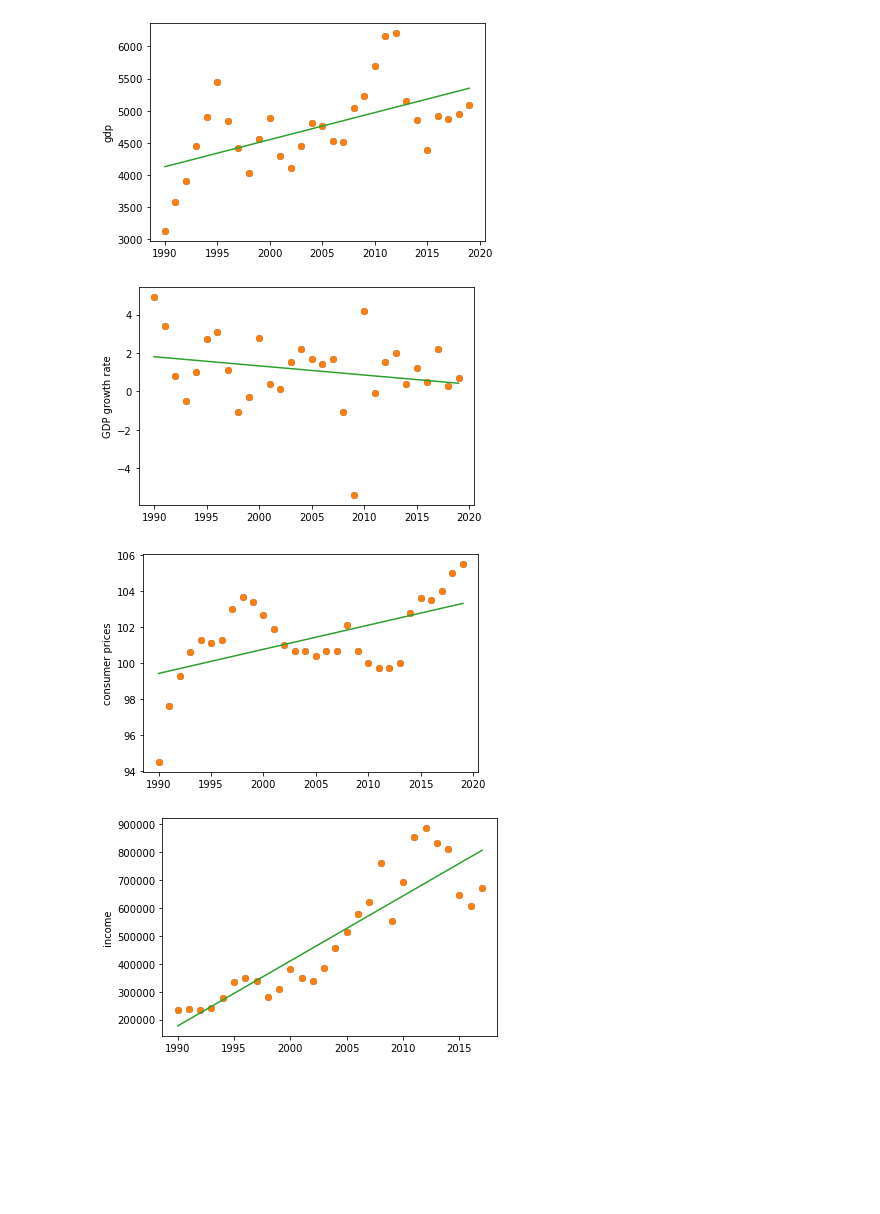
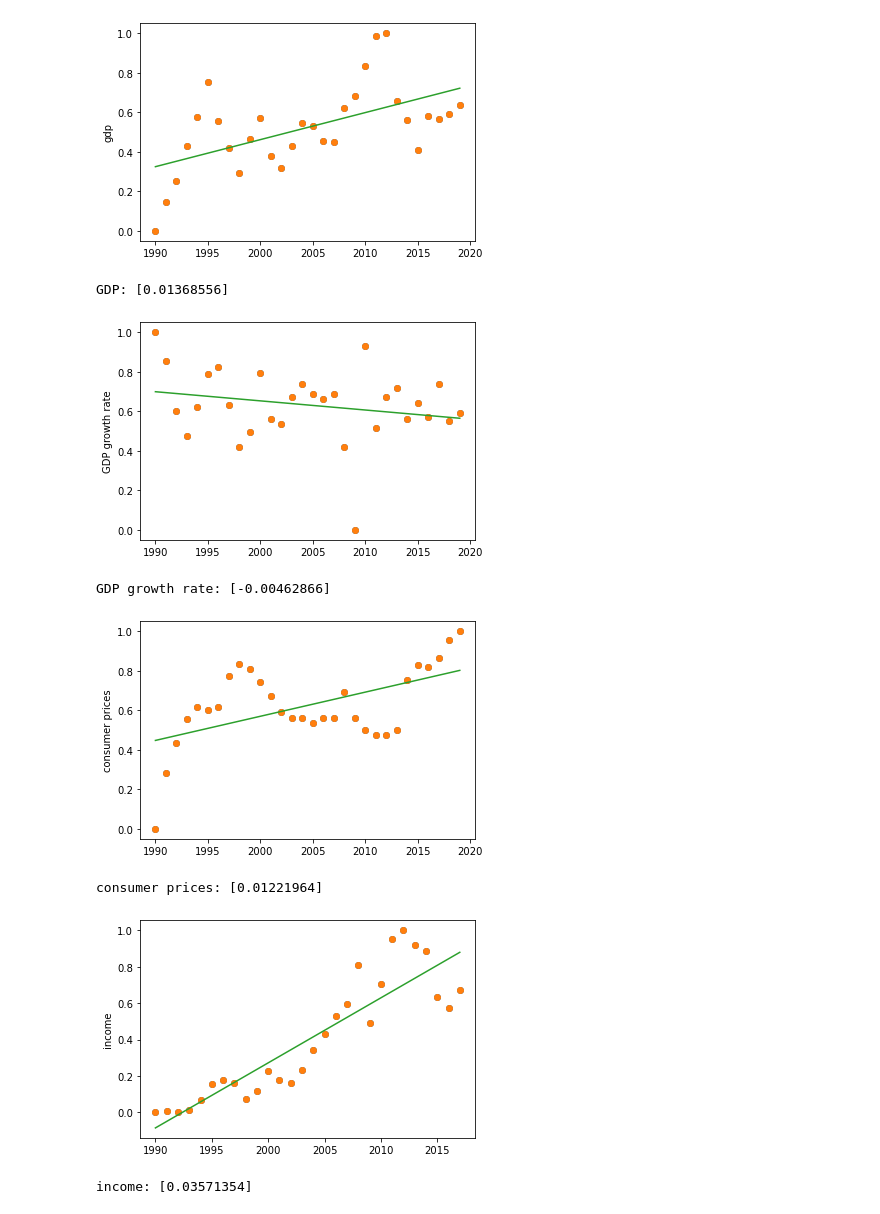
Before and after one commit to cjfghk5697/Japan_GDP_data_analysis, a Jupyter notebook: Scripts/analysis.ipynb, the cells around one changed output. Saved outputs shown, nothing was run; the diff lists cells and outputs as text; code cells hidden in the pictures; blank space fills up the shorter version.

```diff
--- a/Scripts/analysis.ipynb
+++ b/Scripts/analysis.ipynb
@@ -3,10 +3,20 @@ from sklearn.linear_model import LinearRegression
 import pandas as pd
 import numpy as np
 import matplotlib.pyplot as plt
+
+def min_max_normalize(lst):
+    normalized = []
+
+    for value in lst:
+        normalized_num = (value - min(lst)) / (max(lst) - min(lst))
+        normalized.append(normalized_num)
+
+    return normalized
 # %%
 df = pd.read_csv("https://raw.githubusercontent.com/cjfghk5697/Japan_GDP_data_analysis/main/csv/gdp%2C%20consumer%2C%20growth.csv")
 X= df["year"]
 y = df["GDP"]
+y=min_max_normalize(y)
 plt.plot(X, y, 'o')
 plt.ylabel("gdp")
 line_fitter = LinearRegression()
@@ -14,13 +24,17 @@ line_fitter.fit(X.values.reshape(-1,1), y)
 plt.plot(X, y, 'o')
 plt.plot(X,line_fitter.predict(X.values.reshape(-1,1)))
 plt.show()
+print("GDP:",line_fitter.coef_)
 # %% [output]
-[figure, old version]
+[figure, new version]
+GDP: [0.01368556]
 # %%
 df = pd.read_csv("https://raw.githubusercontent.com/cjfghk5697/Japan_GDP_data_analysis/main/csv/gdp%2C%20consumer%2C%20growth.csv")
 
 
 y = df["GDP growth rate"]
+y=min_max_normalize(y)
+
 plt.plot(X, y, 'o')
 plt.ylabel("GDP growth rate")
 line_fitter = LinearRegression()
@@ -28,13 +42,17 @@ line_fitter.fit(X.values.reshape(-1,1), y)
 plt.plot(X, y, 'o')
 plt.plot(X,line_fitter.predict(X.values.reshape(-1,1)))
 plt.show()
+print("GDP growth rate:",line_fitter.coef_)
 # %% [output]
-[figure, old version]
+[figure, new version]
+GDP growth rate: [-0.00462866]
 # %%
 df = pd.read_csv("https://raw.githubusercontent.com/cjfghk5697/Japan_GDP_data_analysis/main/csv/gdp%2C%20consumer%2C%20growth.csv")
 X= df["year"]
 
 y = df["consumer prices"]
+y=min_max_normalize(y)
+
 plt.plot(X, y, 'o')
 plt.ylabel("consumer prices")
 line_fitter = LinearRegression()
@@ -42,21 +60,27 @@ line_fitter.fit(X.values.reshape(-1,1), y)
 plt.plot(X, y, 'o')
 plt.plot(X,line_fitter.predict(X.values.reshape(-1,1)))
 plt.show()
+print("consumer prices:",line_fitter.coef_)
 # %% [output]
-[figure, old version]
+[figure, new version]
+consumer prices: [0.01221964]
 # %%
 df = pd.read_csv("https://raw.githubusercontent.com/cjfghk5697/Japan_GDP_data_analysis/main/csv/income.csv")
 X= df["year"]
 y = df["income"]
+y=min_max_normalize(y)
+
 plt.plot(X, y, 'o')
 plt.ylabel("income")
 line_fitter = LinearRegression()
 line_fitter.fit(X.values.reshape(-1,1), y)
 plt.plot(X, y, 'o')
 plt.plot(X,line_fitter.predict(X.values.reshape(-1,1)))
 plt.show()
+print("income:",line_fitter.coef_)
 # %% [output]
-[figure, old version]
+[figure, new version]
+income: [0.03571354]
 # %%
 df = pd.read_csv("https://raw.githubusercontent.com/cjfghk5697/Japan_GDP_data_analysis/main/csv/export.csv")
 
```
Also changed, not shown: parts of 1 cell of this notebook.
